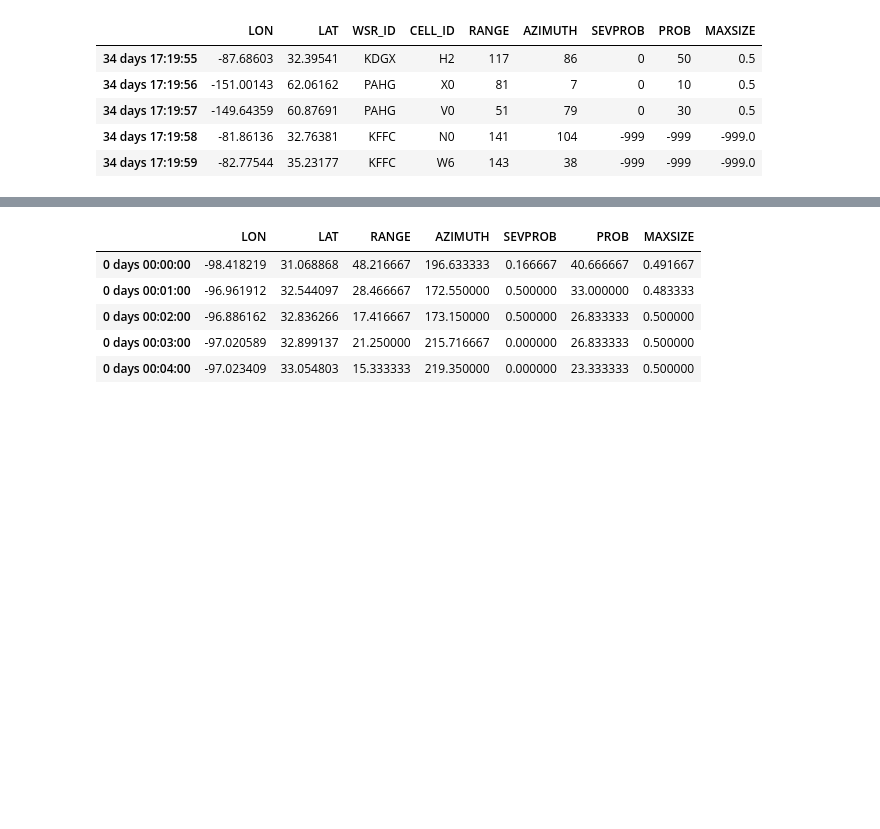
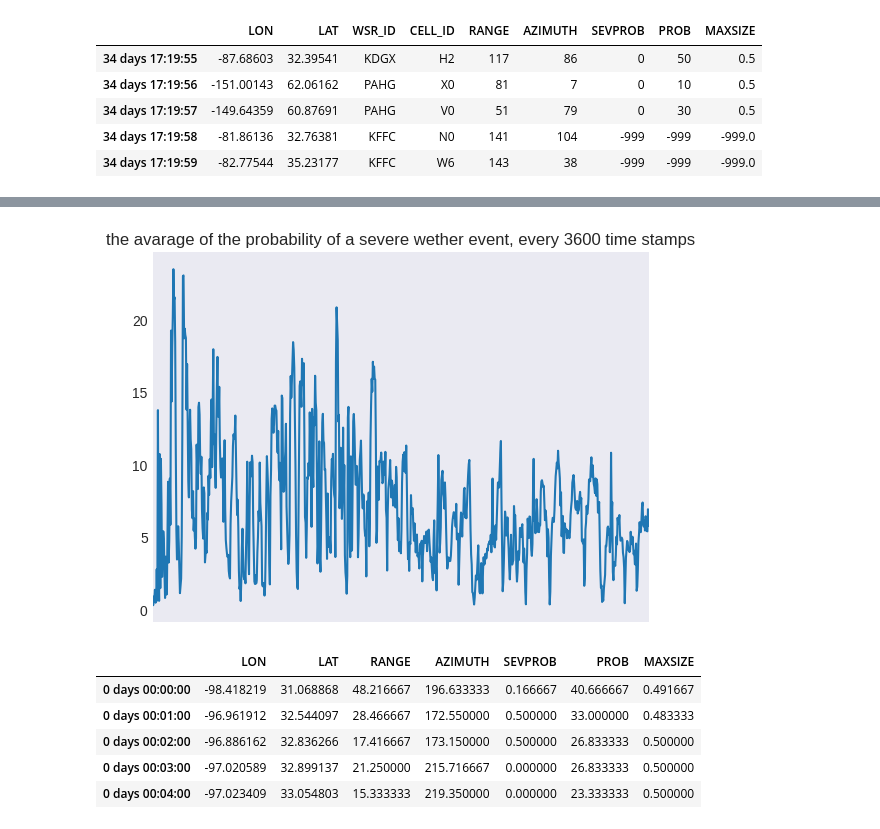
Before and after one commit to Israel0545488592/Regression, a Jupyter notebook: reression.ipynb, the cells around one changed output, grey strips where cells are left out. Drawn from its saved outputs; the diff is of its cells as text; code cells hidden in the pictures; blank space fills up the shorter version.

```diff
--- a/reression.ipynb
+++ b/reression.ipynb
@@ -71,3 +71,15 @@ plt.show()
+# %%
+'''
+looks like most severe wether events occurre close to the soth or east cost
+some around the louisiana area and a bit in alska
+'''
+
+data['SEVPROB'].resample('H').mean().plot()
+plt.title('the avarage of the probability of a severe wether event, every 3600 time stamps')
+plt.xticks([])
+plt.show()
+# %% [output]
+[figure, added]
 # %%
 ''' avraging over every 60 time stamps '''
 
```
Also changed, not shown: parts of 18 cells of this notebook.
